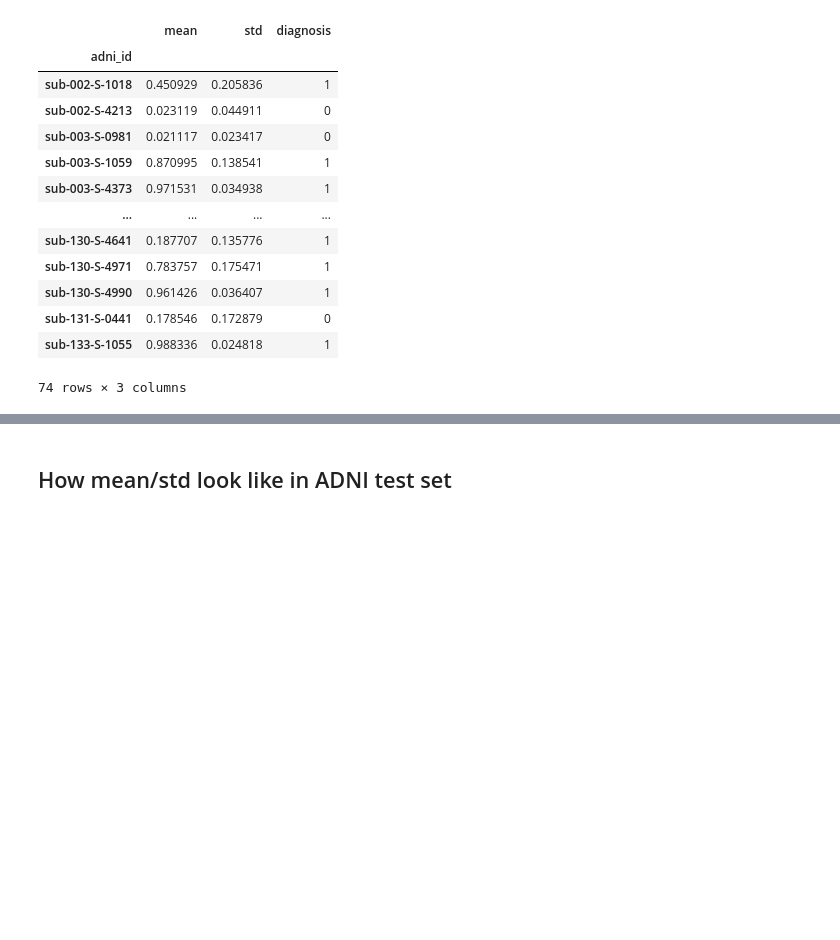
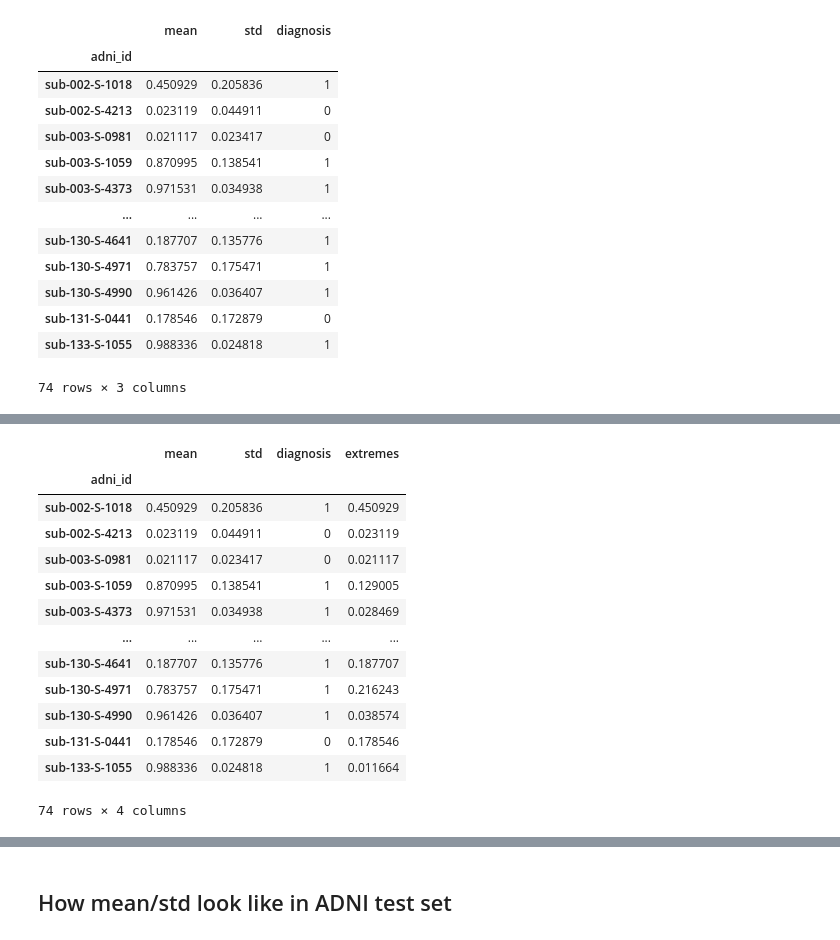
Before and after one commit to tighu20/adni_phenotypes, a Jupyter notebook: results/ADNI_test_Results.ipynb, the cells around one changed output, grey strips where cells are left out. Drawn from its saved outputs; the diff is of its cells as text; code cells hidden in the pictures; blank space fills up the shorter version.

```diff
--- a/results/ADNI_test_Results.ipynb
+++ b/results/ADNI_test_Results.ipynb
@@ -68,0 +89,20 @@ joined_df
+# %%
+# Creating column of extremes to better evaluate distance to extremes and order
+joined_df['extremes'] = joined_df['mean']
+joined_df.loc[joined_df['extremes'] >= 0.5, 'extremes'] = 1 - joined_df.loc[joined_df['extremes'] >= 0.5, 'extremes']
+joined_df
+# %% [output]
+|  | mean | std | diagnosis | extremes |
+| adni_id |  |  |  |  |
+| sub-002-S-1018 | 0.450929 | 0.205836 | 1 | 0.450929 |
+| sub-002-S-4213 | 0.023119 | 0.044911 | 0 | 0.023119 |
+| sub-003-S-0981 | 0.021117 | 0.023417 | 0 | 0.021117 |
+| sub-003-S-1059 | 0.870995 | 0.138541 | 1 | 0.129005 |
+| sub-003-S-4373 | 0.971531 | 0.034938 | 1 | 0.028469 |
+| ... | ... | ... | ... | ... |
+| sub-130-S-4641 | 0.187707 | 0.135776 | 1 | 0.187707 |
+| sub-130-S-4971 | 0.783757 | 0.175471 | 1 | 0.216243 |
+| sub-130-S-4990 | 0.961426 | 0.036407 | 1 | 0.038574 |
+| sub-131-S-0441 | 0.178546 | 0.172879 | 0 | 0.178546 |
+| sub-133-S-1055 | 0.988336 | 0.024818 | 1 | 0.011664 |
+74 rows × 4 columns
```
Also changed, not shown: parts of 31 cells of this notebook, 3 other files.
